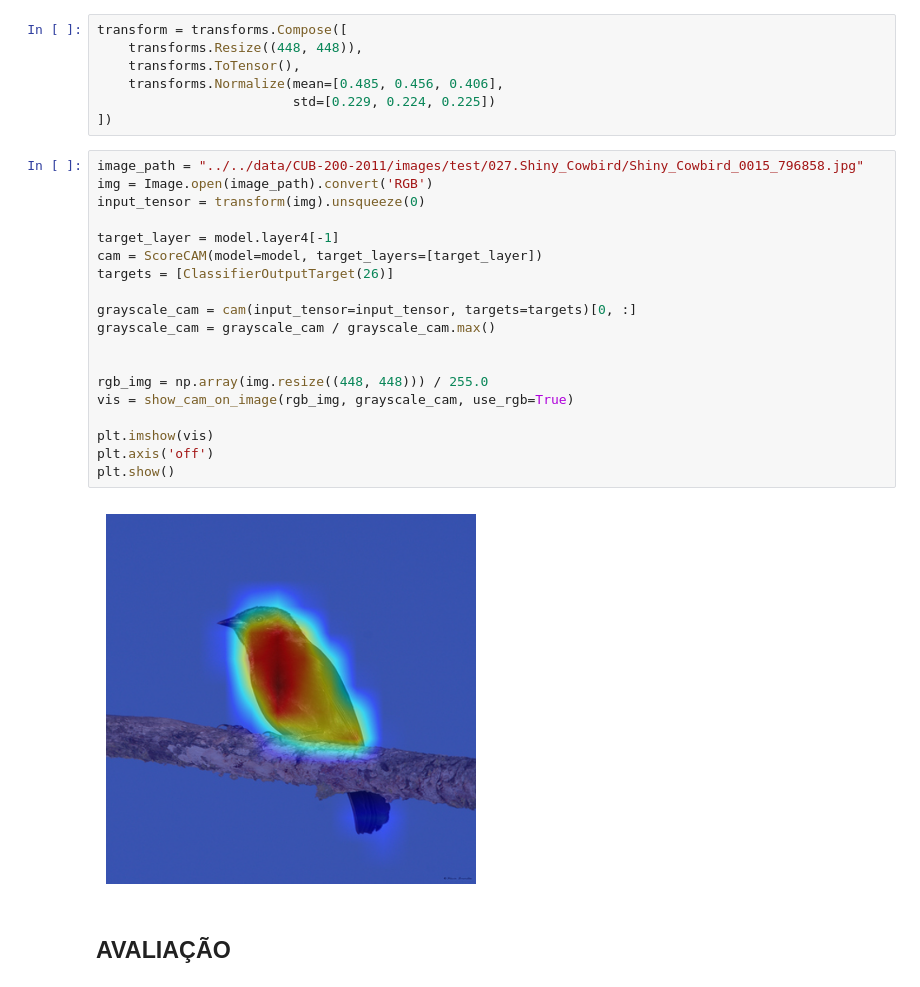
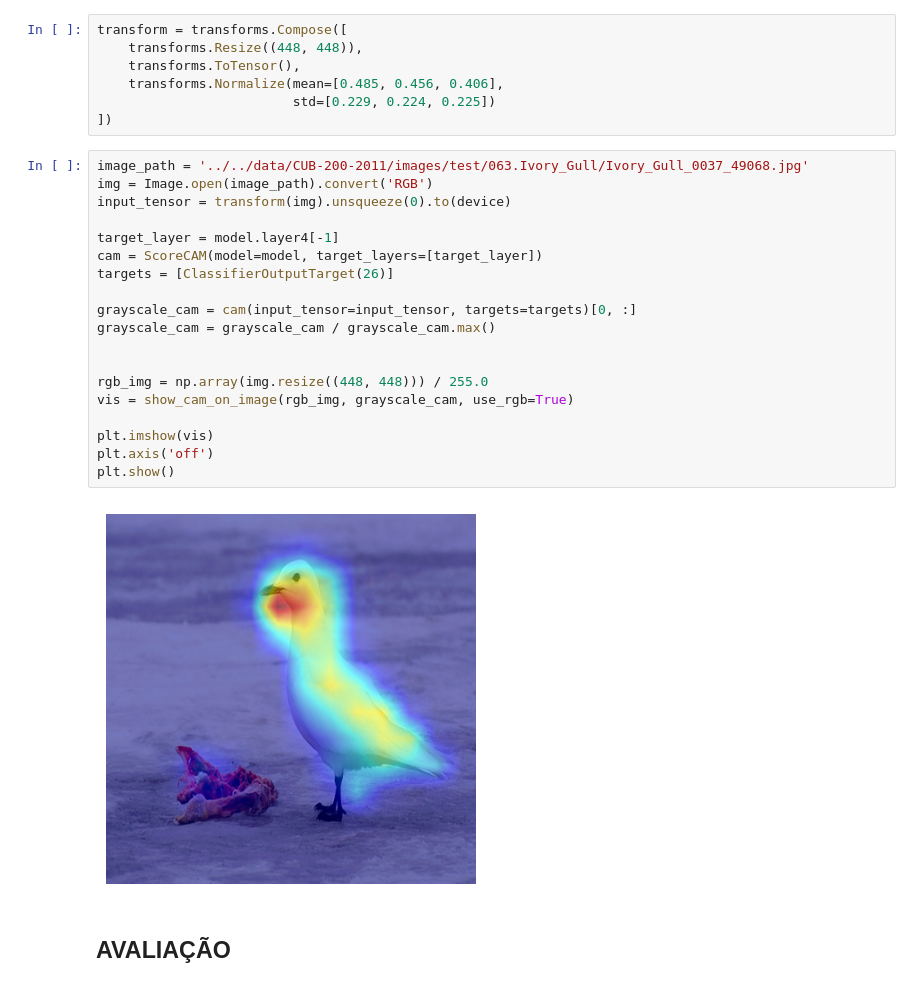
Before and after one commit to AraujoStreicher/explainability-benchmark, a Jupyter notebook: src/cub-200-2011/cub-scorecam.ipynb, the cells around one changed output. Drawn from its saved outputs; the diff is of its cells as text.

```diff
--- a/src/cub-200-2011/cub-scorecam.ipynb
+++ b/src/cub-200-2011/cub-scorecam.ipynb
@@ -55,25 +56,25 @@ transform = transforms.Compose([
                          std=[0.229, 0.224, 0.225])
 ])
 # %%
-image_path = "../../data/CUB-200-2011/images/test/027.Shiny_Cowbird/Shiny_Cowbird_0015_796858.jpg"
+image_path = '../../data/CUB-200-2011/images/test/063.Ivory_Gull/Ivory_Gull_0037_49068.jpg'
 img = Image.open(image_path).convert('RGB')
-input_tensor = transform(img).unsqueeze(0)
+input_tensor = transform(img).unsqueeze(0).to(device)
 
 target_layer = model.layer4[-1]
 cam = ScoreCAM(model=model, target_layers=[target_layer])
 targets = [ClassifierOutputTarget(26)]
 
 grayscale_cam = cam(input_tensor=input_tensor, targets=targets)[0, :]
 grayscale_cam = grayscale_cam / grayscale_cam.max()
 
 
 rgb_img = np.array(img.resize((448, 448))) / 255.0
 vis = show_cam_on_image(rgb_img, grayscale_cam, use_rgb=True)
 
 plt.imshow(vis)
 plt.axis('off')
 plt.show()
 # %% [output]
-[figure, old version]
+[figure, new version]
 # %% [markdown]
 ## AVALIAÇÃO
```
Also changed, not shown: parts of 11 cells of this notebook, 35 other files.
